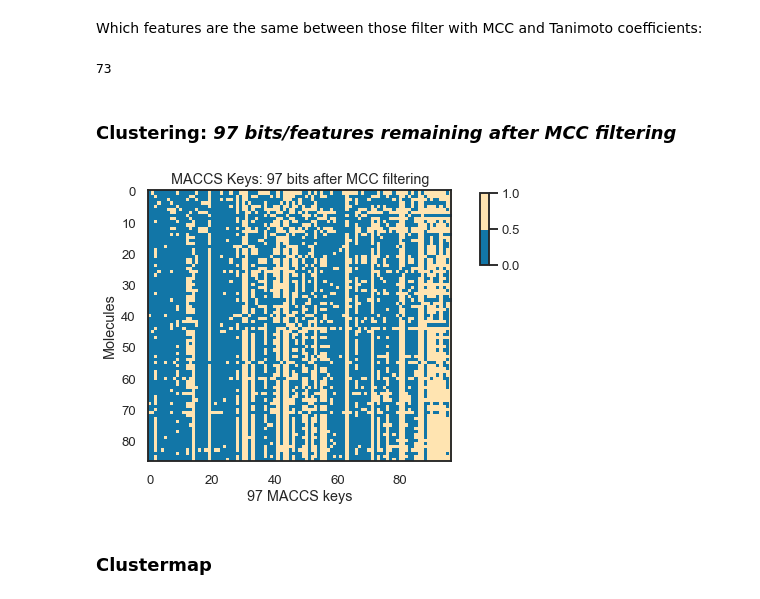
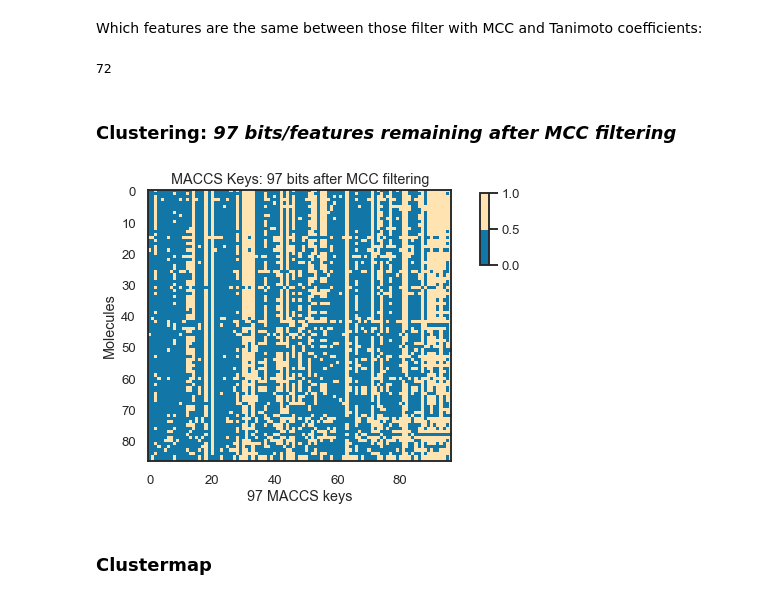
Before and after one commit to jRicciL/ERK2_notebooks, a Jupyter notebook: X_Reviewing_Fourches_work/7_Feature_Selection_RDKit_descriptors.ipynb, the cells around one changed output. Saved outputs shown, nothing was run; the diff lists cells and outputs as text; code cells hidden in the pictures.

```diff
--- a/X_Reviewing_Fourches_work/7_Feature_Selection_RDKit_descriptors.ipynb
+++ b/X_Reviewing_Fourches_work/7_Feature_Selection_RDKit_descriptors.ipynb
@@ -152,9 +147,9 @@ ax1 = plt.subplot(gs[0])
 ax2 = plt.subplot(gs[1])
 
 xlab = 'MACCS keys'
-s = ax1.imshow(df_maccs_all, cmap=cmap_heatmap)
+s = ax1.imshow(X_maccs, cmap =cmap_heatmap)
 ax1.set(title='166 original bits', xlabel=xlab, ylabel='Molecules')
-ax2.imshow(df_maccs_flt_var, cmap=cmap_heatmap)
+ax2.imshow(X_maccs_flt_var, cmap=cmap_heatmap)
 ax2.set(title='120 screened bits', xlabel=xlab)
 fig.colorbar(s, ax=ax1, cax=fig.add_axes([0.93, 0.67, 0.02, 0.2]))
 plt.show()
@@ -200,17 +195,17 @@ def get_phi_correlation_matrix(df, return_df=True):
 # %% [markdown]
 Get the Matthews correlation coefficient:
 # %%
-df_macc_phi_corr = get_phi_correlation_matrix(df_maccs_flt_var, return_df=True)
+df_macc_phi_corr = get_phi_correlation_matrix(X_maccs_flt_var, return_df=True)
 # %%
 #features_to_drop(df_tan, max_thr = 1, min_thr = 0.99, step =  0.01, verbose = False)
-features_to_drop_mcc = features_to_drop(dataset=df_maccs_flt_var, correlated_mtx = df_macc_phi_corr,
+features_to_drop_mcc = features_to_drop(dataset=X_maccs_flt_var, correlated_mtx = df_macc_phi_corr,
                          max_thr = 1, min_thr = 0.9, step =  0.01, verbose = False, absoluted=True)
 len(features_to_drop_mcc)
 # %% [output]
 23
 # %%
-df_maccs_flt_phi = df_maccs_flt_var.drop(features_to_drop_mcc, axis=1)
-df_maccs_flt_phi.shape
+X_maccs_flt_phi = df_maccs_flt_var.drop(features_to_drop_mcc, axis=1)
+X_maccs_flt_phi.shape
 # %% [output]
 (87, 97)
 # %% [markdown]
@@ -325,22 +320,19 @@ plt.show()
 # %% [markdown]
 Which features are the same between those filter with MCC and Tanimoto coefficients:
 # %%
-len(set(df_maccs_flt_phi.columns.tolist()) & set(df_maccs_flt_tan.columns.tolist()))
+len(set(X_maccs_flt_phi.columns.tolist()) & set(X_maccs_flt_tan.columns.tolist()))
 # %% [output]
-73
+72
 # %% [markdown]
 ### Clustering: *97 bits/features remaining after MCC filtering*
 # %%
-df_maccs_flt_phi['pKi'] = df_erk2_mols['pKi']
-df_maccs_flt_phi = df_maccs_flt_phi.sort_values('pKi', ascending=True)
-
 fig, ax = plt.subplots(figsize=(6, 5))
-ax.imshow(df_maccs_flt_phi.drop('pKi', axis=1), cmap=cmap_heatmap)
+ax.imshow(X_maccs_flt_phi, cmap=cmap_heatmap)
 ax.set(title='MACCS Keys: 97 bits after MCC filtering', xlabel='97 MACCS keys', ylabel='Molecules')
 fig.colorbar(s, ax=ax1, cax=fig.add_axes([0.93, 0.67, 0.02, 0.2]))
 plt.show()
 # %% [output]
-[figure, old version]
+[figure, new version]
 # %% [markdown]
 ### Clustermap
 # %%
```
Also changed, not shown: parts of 39 cells of this notebook.
